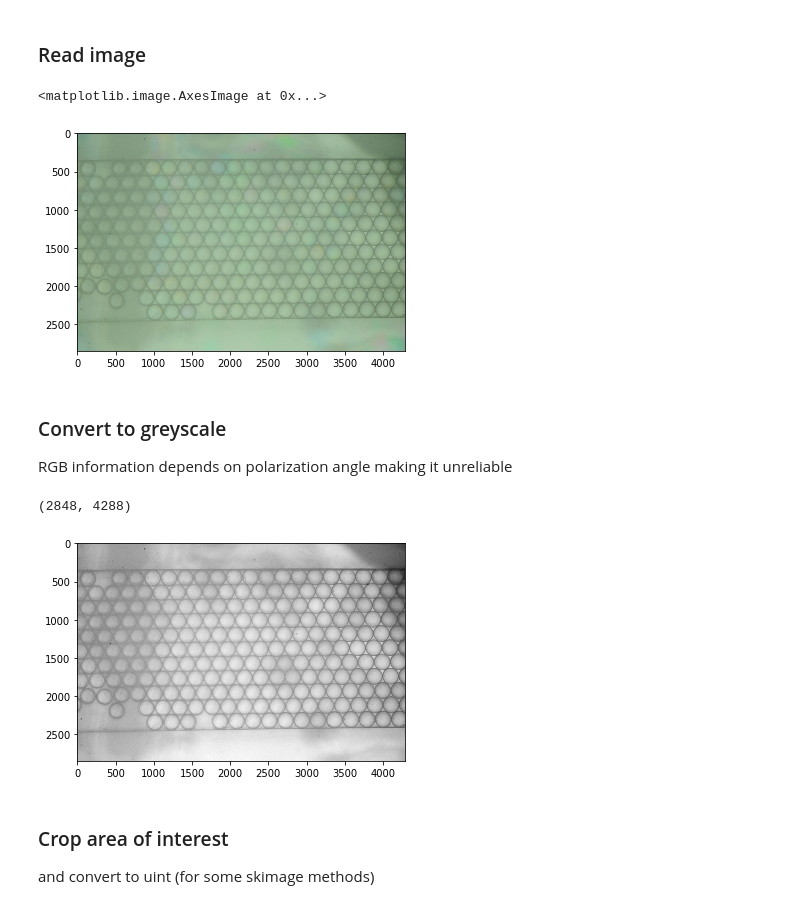
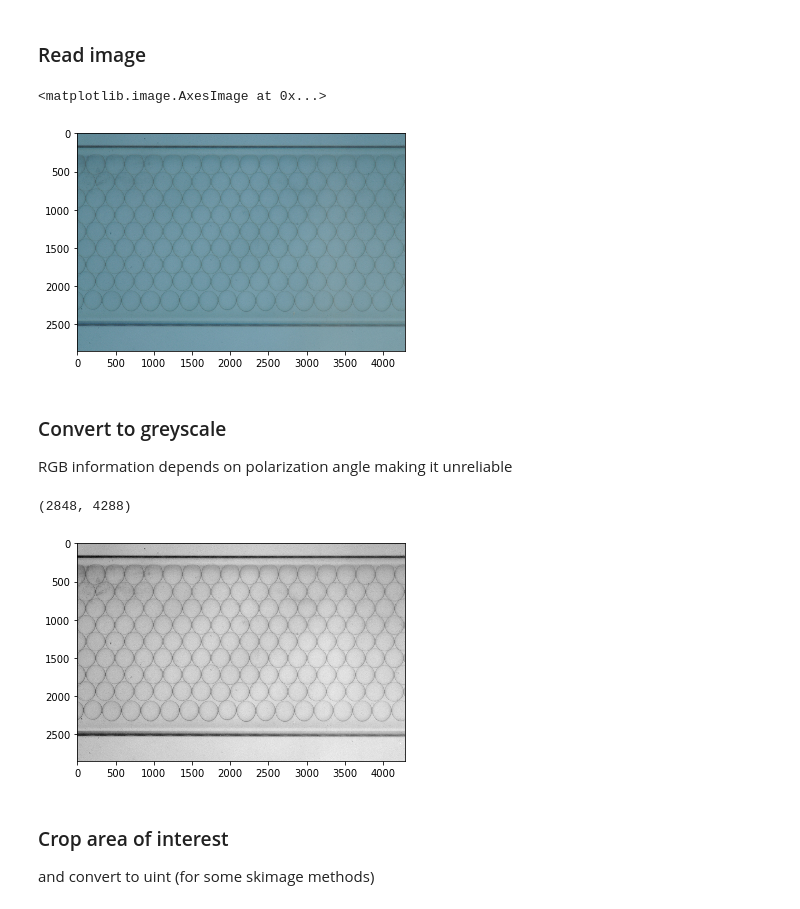
Before and after one commit to hlgirard/CrystalML, a Jupyter notebook: notebooks/SegmentationDropletsInCapillary_hlg_2_Watershed.ipynb, the cells around one changed output. Saved outputs shown, nothing was run; the diff lists cells and outputs as text; code cells hidden in the pictures.

```diff
--- a/notebooks/SegmentationDropletsInCapillary_hlg_2_Watershed.ipynb
+++ b/notebooks/SegmentationDropletsInCapillary_hlg_2_Watershed.ipynb
@@ -30,12 +30,12 @@ import plotly.graph_objs as go
 # %% [markdown]
 ### Read image
 # %%
-f = io.imread('984D300S/DSC_9331.JPG')
+f = io.imread('example_data/empty_droplets.JPG')
 plt.figure(0)
 plt.imshow(f)
 # %% [output]
 <matplotlib.image.AxesImage at 0x...>
-[figure, old version]
+[figure, new version]
 # %% [markdown]
 ### Convert to greyscale
 
@@ -47,7 +47,7 @@ plt.imshow(f_grey, cmap=plt.cm.gray)
 f_grey.shape
 # %% [output]
 (2848, 4288)
-[figure, old version]
+[figure, new version]
 # %% [markdown]
 ### Crop area of interest
 
```
Also changed, not shown: parts of 11 cells of this notebook, 2 other files.
